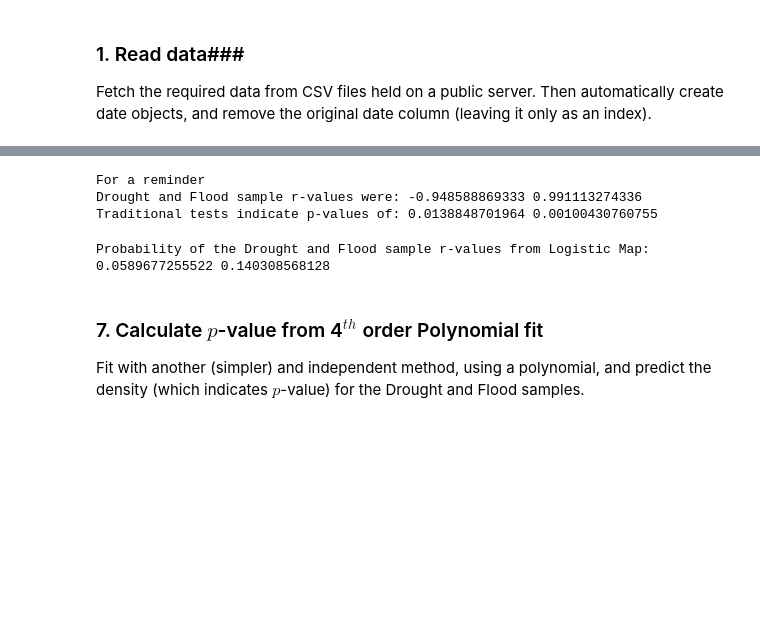
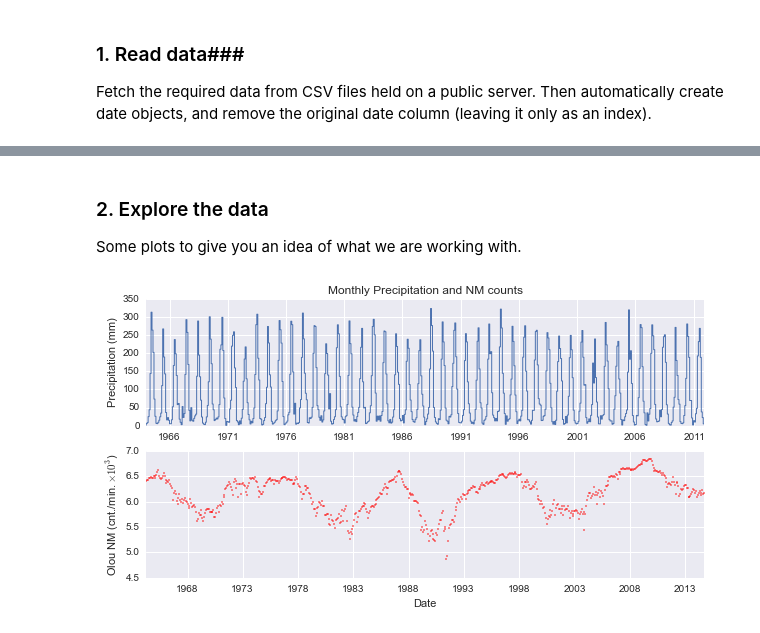
Before and after one commit to benlaken/Nbks, a Jupyter notebook: Monsoon_analysis.ipynb, the cells around one changed output, grey strips where cells are left out. Saved outputs shown, nothing was run; the diff lists cells and outputs as text; code cells hidden in the pictures; blank space fills up the shorter version.

```diff
--- a/Monsoon_analysis.ipynb
+++ b/Monsoon_analysis.ipynb
@@ -23,4 +62,8 @@ if sys.version_info[:2] > (3, 0):
 from scipy.stats.stats import pearsonr
 import pandas as pd
 import datetime as dt
+from scipy.stats import kendalltau
+import seaborn as sns
+from random import randrange
+sns.set(style="darkgrid")  # Optionally change plotstyle ('whitegrid', 'ticks','darkgrid')
 # %% [output]
@@ -388,25 +77,35 @@ $p(u)=\frac{1}{\pi\sqrt{1-u^{2}}}$
-# %%
-print('For a reminder')
-print('Drought and Flood sample r-values were:', rval_d, rval_f)
-print('Traditional tests indicate p-values of:', pval_d, pval_f)
-# %% [output]
-For a reminder
-Drought and Flood sample r-values were: -0.948588869333 0.991113274336
-Traditional tests indicate p-values of: 0.0138848701964 0.00100430760755
-# %%
-# ---- Logistic solution ----
-p_d = (1./(np.pi*(np.sqrt(1-(rval_d*rval_d)))))
-probability_d =  (p_d /sum(p))
-
-p_f = (1./(np.pi*(np.sqrt(1-(rval_f*rval_f)))))
-probability_f =  (p_f /sum(p))
-
-print('Probability of the Drought and Flood sample r-values from Logistic Map:')
-print(probability_d, probability_f)
-# %% [output]
-Probability of the Drought and Flood sample r-values from Logistic Map:
-0.0589677255522 0.140308568128
-# %% [markdown]
-### 7. Calculate $p$-value from 4$^{th}$ order Polynomial fit ###
-
-Fit with another (simpler) and independent method, using a polynomial, and predict the density (which indicates $p$-value) for the Drought and Flood samples.
+# %%
+webpth = 'http://www.files.benlaken.com/documents/'
+
+monsoon = pd.read_csv(webpth+'Monsoon_data.csv', parse_dates=['Date'])
+monsoon.index = monsoon.Date
+monsoon = monsoon.drop('Date', 1)
+
+olou = pd.read_csv(webpth+'Olou_counts.csv',parse_dates=['Date'])
+olou.index = olou.Date
+olou = olou.drop('Date', 1)
+# %% [markdown]
+### 2. Explore the data ###
+
+Some plots to give you an idea of what we are working with.
+# %%
+# Plot the simple time series
+my_ts = plt.figure()
+my_ts.set_size_inches(10,5)         # Specify the output size
+ax1 = my_ts.add_subplot(211)        # Add an axis frame object to the plot (i.e. a pannel)
+ax2 = my_ts.add_subplot(212)
+
+ax1.step(monsoon.index.date,monsoon.Precip,lw=1.0)
+ax1.set_title(r'Monthly Precipitation and NM counts')
+ax1.set_ylabel(r'Precipitation (mm)')
+ax1.grid(True)
+#ax1.set_yscale('log')
+
+ax2.plot(olou.index.date,olou.Counts/1000,'r.',ms=3.0)
+ax2.set_ylabel(r'Olou NM (cnt./min.$\times10^{3}$)')
+ax2.set_xlabel('Date')
+ax2.grid(True)
+plt.show(my_ts)
+#my_ts.savefig('Monthly_ts.pdf',dpi=300)
+# %% [output]
+[figure, added]
```
Also changed, not shown: parts of 61 cells of this notebook.
